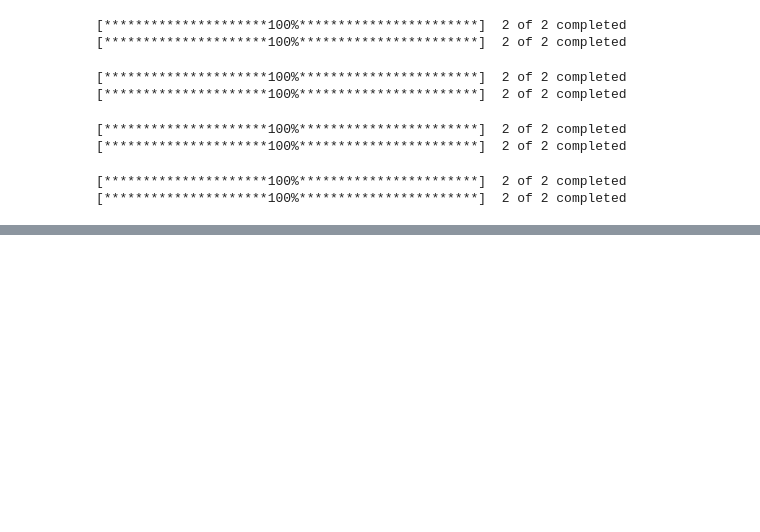
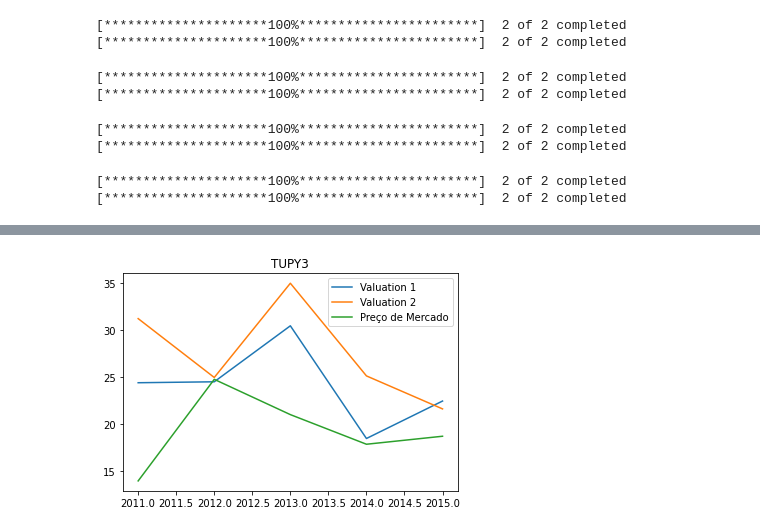
Before and after one commit to LLima25/Valuation, a Jupyter notebook: Valuation_Tupy3.ipynb, the cells around one changed output, grey strips where cells are left out. Cells and saved outputs as stored; diff of their text form; code cells hidden in the pictures; blank space fills up the shorter version.

```diff
--- a/Valuation_Tupy3.ipynb
+++ b/Valuation_Tupy3.ipynb
@@ -754,0 +800,9 @@ plt.show()
+# %%
+plt.plot([2011,2012,2013,2014,2015],[Preço2_1,Preço2_2,Preço2_3,Preço2_4,Preço2_5], label='Valuation 1')
+plt.plot([2011,2012,2013,2014,2015],[Preço1_1,Preço1_2,Preço1_3,Preço1_4,Preço1_5], label='Valuation 2')
+plt.plot([2011,2012,2013,2014,2015],[mp1,mp2,mp3,mp4,mp5], label='Preço de Mercado')
+plt.title('TUPY3')
+plt.legend()
+plt.show()
+# %% [output]
+[figure, added]
```
Also changed, not shown: parts of 13 cells of this notebook.
